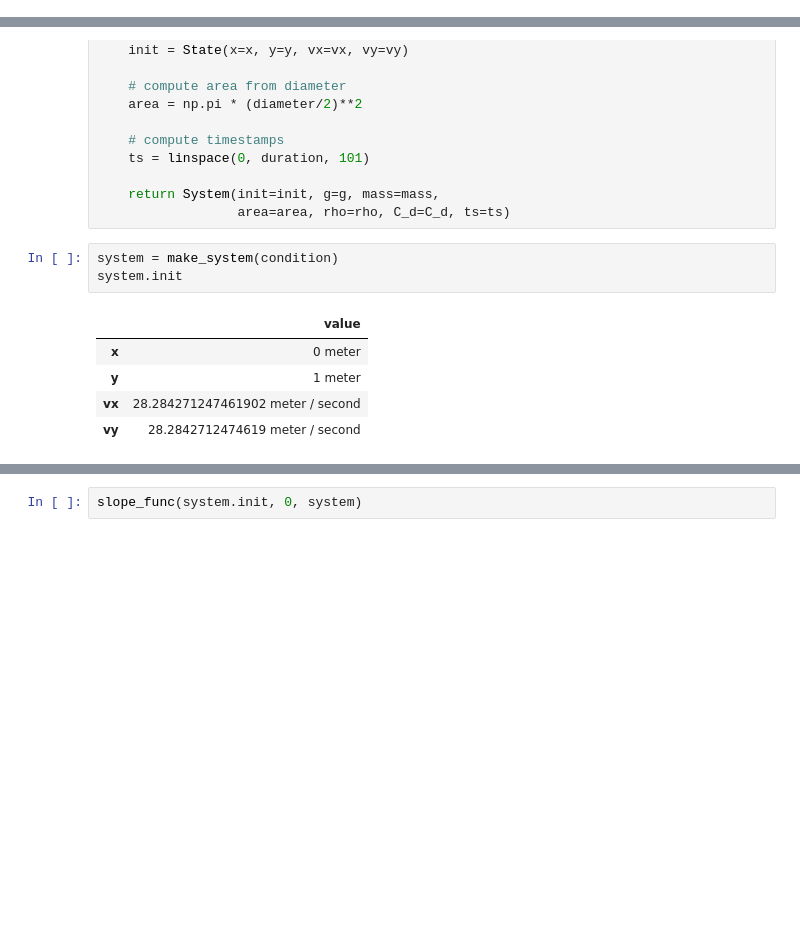
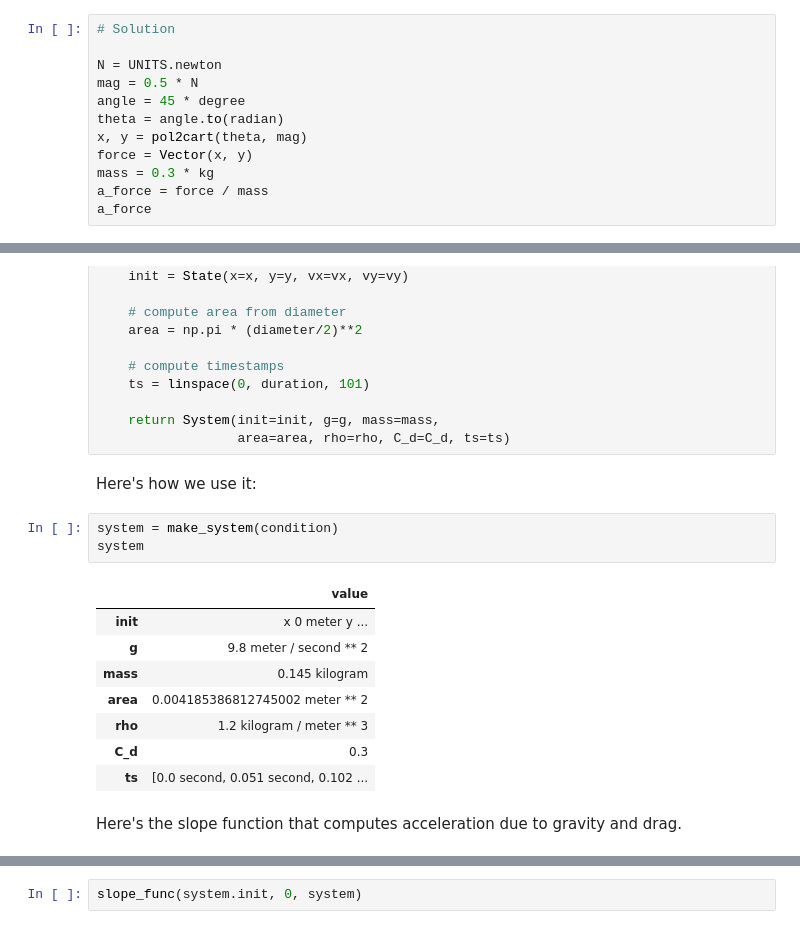
Before and after one commit to AllenDowney/ModSimPy, a Jupyter notebook: code/chap10soln.ipynb, the cells around one changed output, grey strips where cells are left out. Drawn from its saved outputs; the diff is of its cells as text; blank space fills up the shorter version.

```diff
--- a/code/chap10soln.ipynb
+++ b/code/chap10soln.ipynb
@@ -77,0 +158,12 @@ Vector(x, y)
+# %%
+# Solution
+
+N = UNITS.newton
+mag = 0.5 * N
+angle = 45 * degree
+theta = angle.to(radian)
+x, y = pol2cart(theta, mag)
+force = Vector(x, y)
+mass = 0.3 * kg
+a_force = force / mass
+a_force
@@ -137,14 +220,21 @@ def make_system(condition):
 
     return System(init=init, g=g, mass=mass,
                   area=area, rho=rho, C_d=C_d, ts=ts)
+# %% [markdown]
+Here's how we use it:
 # %%
 system = make_system(condition)
-system.init
+system
 # %% [output]
 |  | value |
-| x | 0 meter |
-| y | 1 meter |
-| vx | 28.284271247461902 meter / second |
-| vy | 28.2842712474619 meter / second |
+| init | x 0 meter y ... |
+| g | 9.8 meter / second ** 2 |
+| mass | 0.145 kilogram |
+| area | 0.004185386812745002 meter ** 2 |
+| rho | 1.2 kilogram / meter ** 3 |
+| C_d | 0.3 |
+| ts | [0.0 second, 0.051 second, 0.102 ... |
+# %% [markdown]
+Here's the slope function that computes acceleration due to gravity and drag.
 # %%
 def slope_func(state, t, system):
```
Also changed, not shown: parts of 92 cells of this notebook, 1 other file.
